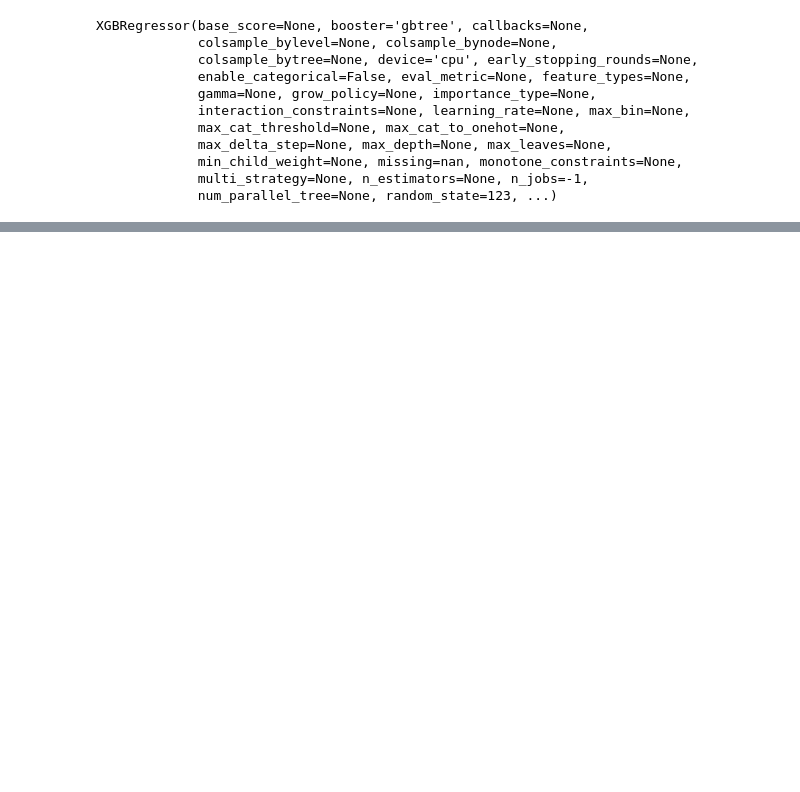
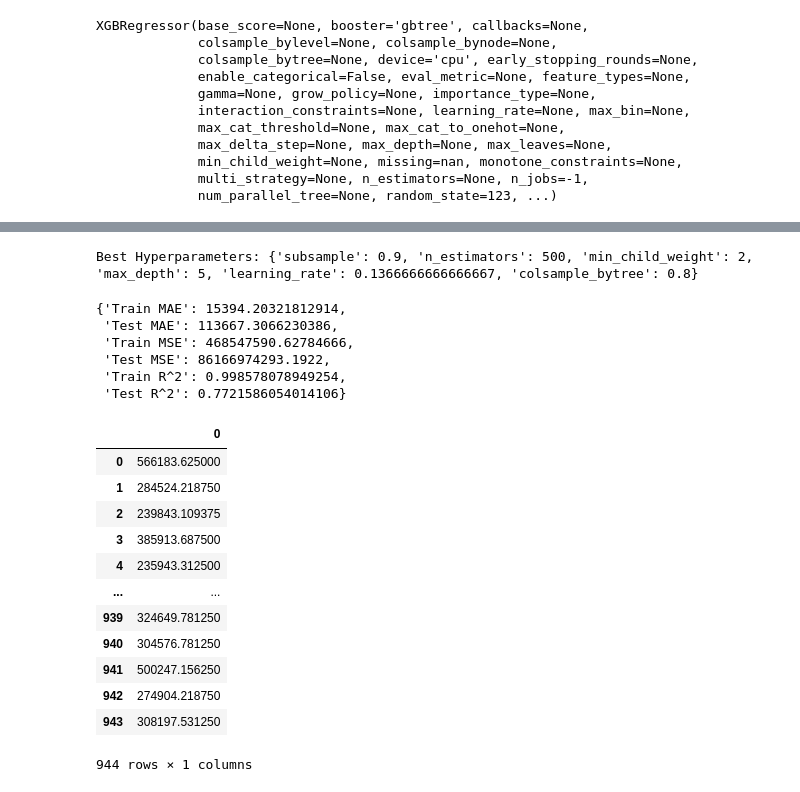
Before and after one commit to wa-le/BE-Properties-Regression, a Jupyter notebook: be_properties.ipynb, the cells around one changed output, grey strips where cells are left out. Cells and saved outputs as stored; diff of their text form; code cells hidden in the pictures; blank space fills up the shorter version.

```diff
--- a/be_properties.ipynb
+++ b/be_properties.ipynb
@@ -1192,0 +1102,4 @@ belgian_property_prices.csv.zip  be_properties_regression_model.pkl  logs.log
+# %%
+# Define the XGBoost model
+xgbst = XGBRegressor()
+xgbst.fit(X_train, y_train)
@@ -1192,0 +1129,17 @@ belgian_property_prices.csv.zip  be_properties_regression_model.pkl  logs.log
+# %%
+# Create hyperparameter grid
+param_grid = {
+    'learning_rate': np.linspace(0.01, 0.2, 10),
+    'max_depth': range(3, 10),
+    'min_child_weight': range(1, 6),
+    'subsample': np.linspace(0.5, 1, 6),
+    'colsample_bytree': np.linspace(0.5, 1, 6),
+    'n_estimators': [100, 200, 300, 400, 500]
+}
+# %%
+# Create the RandomizedSearchCV object
+%%time
+rscv_xgbst = RandomizedSearchCV(xgbst, param_distributions=param_grid, n_iter=20, scoring='neg_mean_squared_error', cv=5, random_state=42)
+
+# Fit the model
+rscv_xgbst.fit(X_train, y_train)
@@ -1192,0 +1166,32 @@ belgian_property_prices.csv.zip  be_properties_regression_model.pkl  logs.log
+# %%
+# Print the best hyperparameters
+print("Best Hyperparameters:", rscv_xgbst.best_params_)
+# %% [output]
+Best Hyperparameters: {'subsample': 0.9, 'n_estimators': 500, 'min_child_weight': 2, 'max_depth': 5, 'learning_rate': 0.1366666666666667, 'colsample_bytree': 0.8}
+# %%
+show_scores(rscv_xgbst)
+# %% [output]
+{'Train MAE': 15394.20321812914,
+ 'Test MAE': 113667.3066230386,
+ 'Train MSE': 468547590.62784666,
+ 'Test MSE': 86166974293.1922,
+ 'Train R^2': 0.998578078949254,
+ 'Test R^2': 0.7721586054014106}
+# %%
+# Evaluate the model on the test set
+test_preds = rscv_xgbst.predict(X_test)
+pd.DataFrame(test_preds)
+# %% [output]
+|  | 0 |
+| 0 | 566183.625000 |
+| 1 | 284524.218750 |
+| 2 | 239843.109375 |
+| 3 | 385913.687500 |
+| 4 | 235943.312500 |
+| ... | ... |
+| 939 | 324649.781250 |
+| 940 | 304576.781250 |
+| 941 | 500247.156250 |
+| 942 | 274904.218750 |
+| 943 | 308197.531250 |
+944 rows × 1 columns
```
Also changed, not shown: parts of 27 cells of this notebook.
